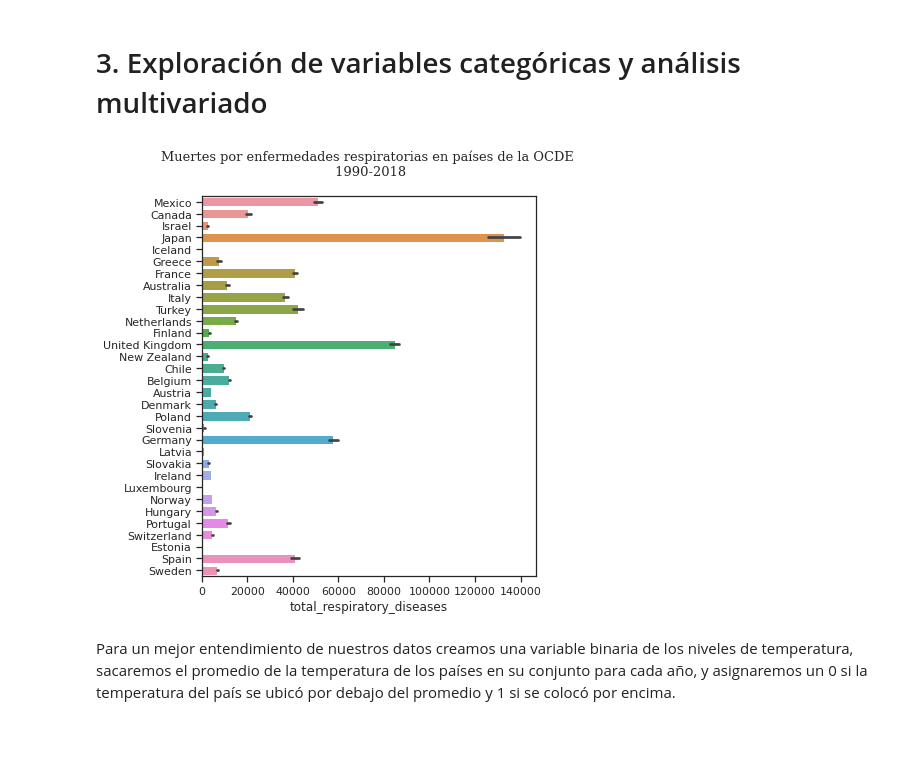
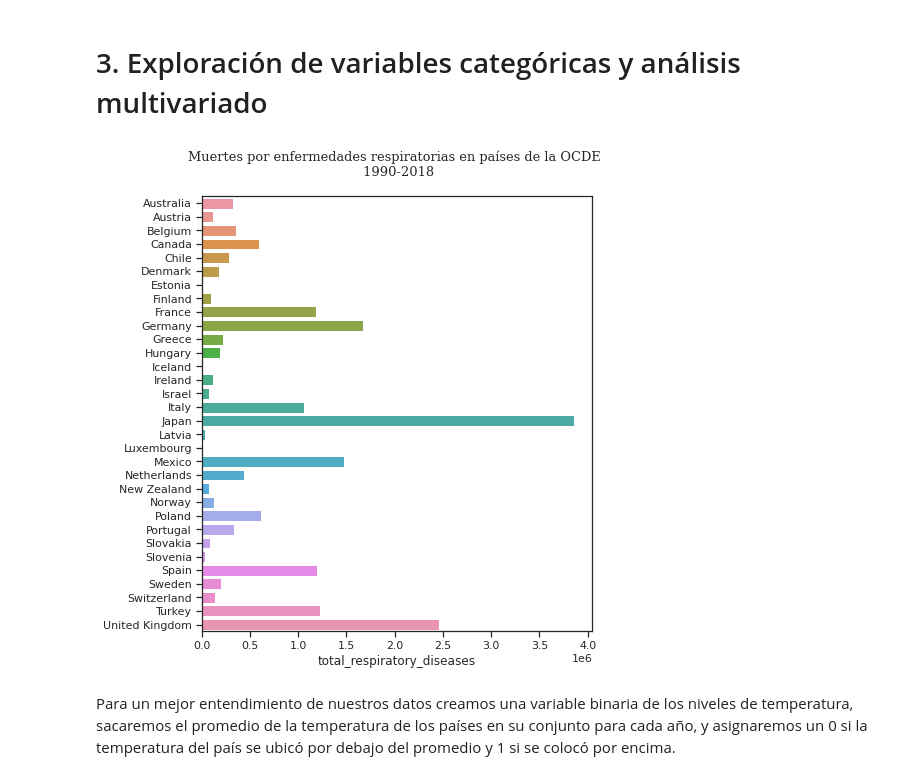
Before and after one commit to LIZZETHGOMEZ/Data-Science-Fase-3-BEDU-Santander, a Jupyter notebook: Notebook.ipynb, the cells around one changed output. Cells and saved outputs as stored; diff of their text form; code cells hidden in the pictures; blank space fills up the shorter version.

```diff
--- a/Notebook.ipynb
+++ b/Notebook.ipynb
@@ -561,10 +554,11 @@ Podemos ver que tal vez México no sea uno de los países que tenga sus gráfica
 # %%
-plt.figure(figsize = (6,7))
-sns.barplot(x = df['total_respiratory_diseases'], y = df['country']);
+count = df.groupby('country')['total_respiratory_diseases'].sum()
+plt.figure(figsize = (7,8))
+sns.barplot(x = count, y = count.index)
 plt.title('Muertes por enfermedades respiratorias en países de la OCDE \n 1990-2018\n', family = 'serif', size = 13);
 plt.ylabel('');
 # %% [output]
-[figure, old version]
+[figure, new version]
 # %% [markdown]
 Para un mejor entendimiento de nuestros datos creamos una variable binaria de los niveles de temperatura, sacaremos el promedio de la temperatura de los países en su conjunto para cada año, y asignaremos un 0 si la temperatura del país se ubicó por debajo del promedio y 1 si se colocó por encima.
 # %%
```
Also changed, not shown: parts of 11 cells of this notebook.
